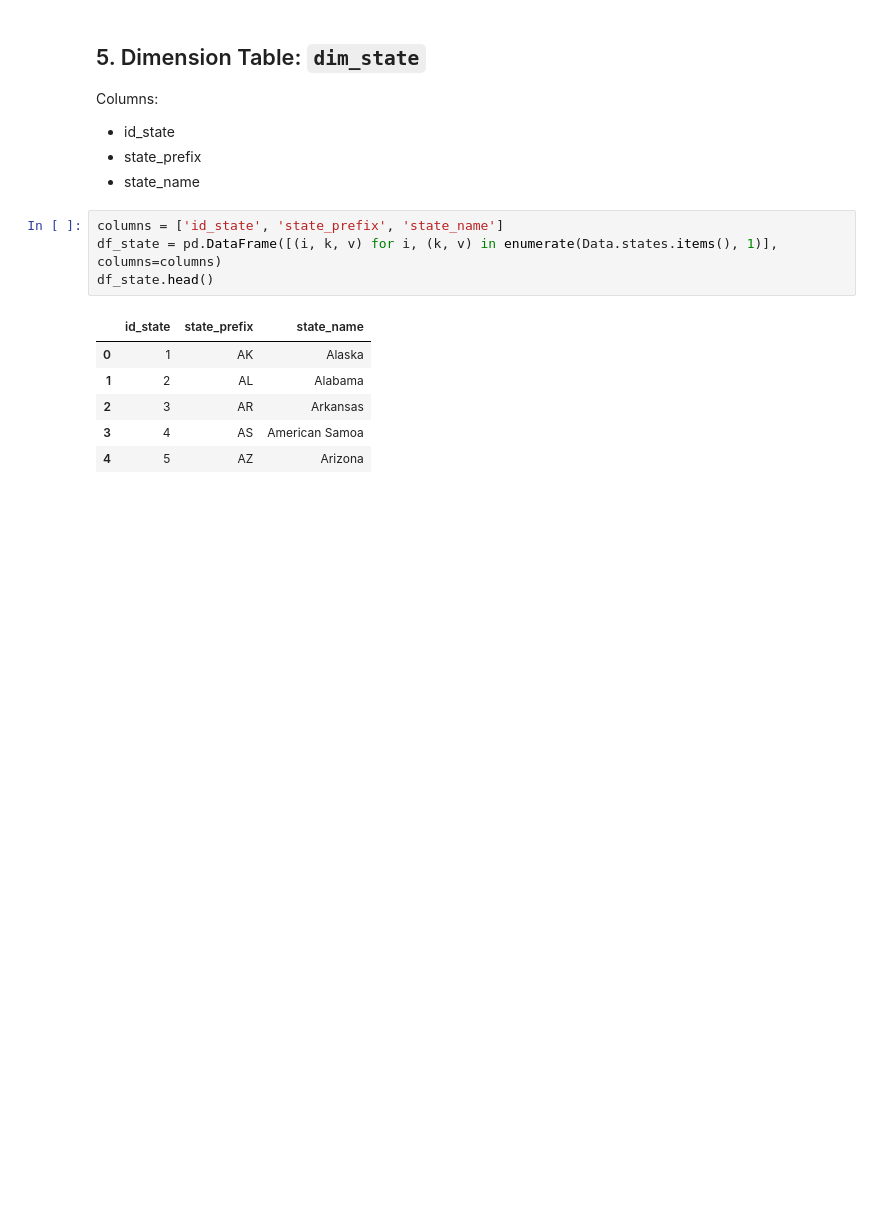
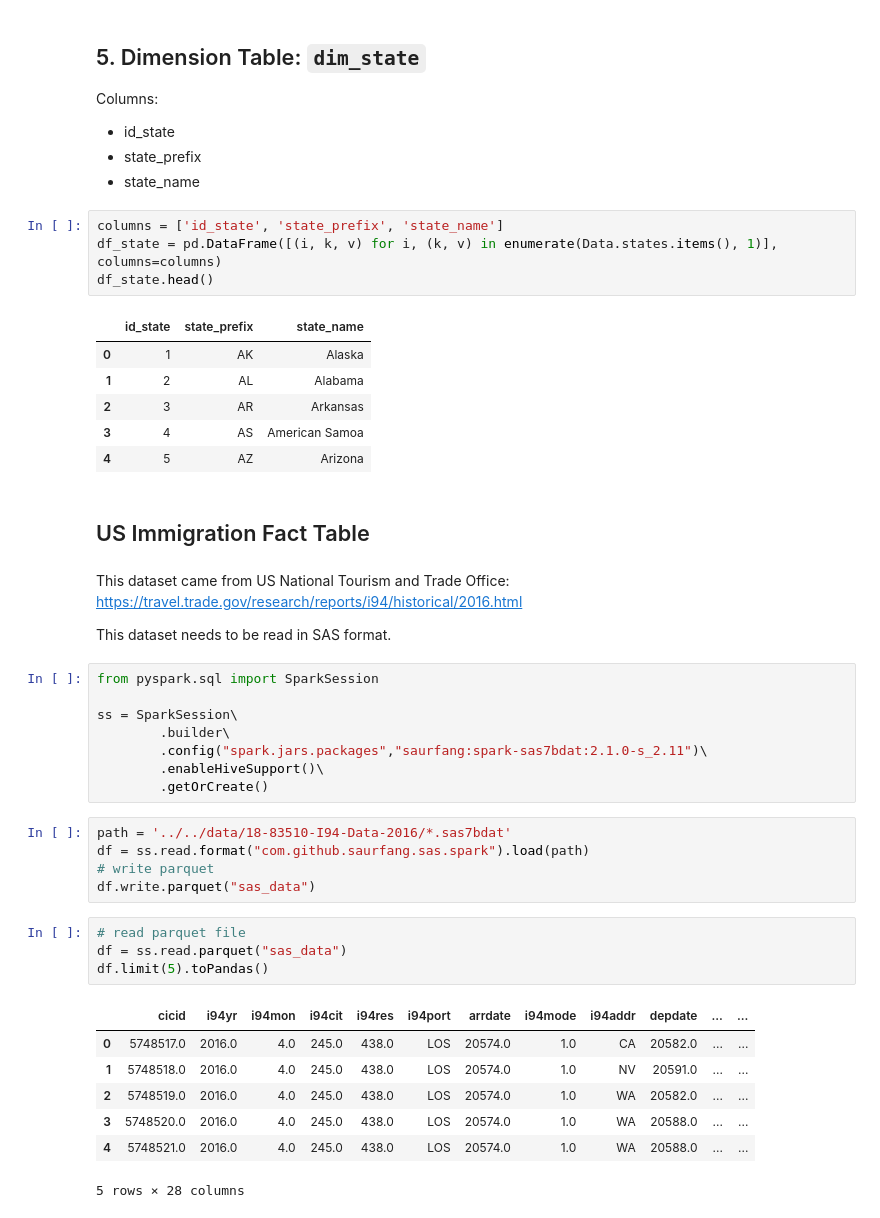
Before and after one commit to kennycontreras/us_national_tourism, a Jupyter notebook: us_national_tourism.ipynb, the cells around one changed output. Drawn from its saved outputs; the diff is of its cells as text; blank space fills up the shorter version.

Commit message:
Add immigration initial table

```diff
--- a/us_national_tourism.ipynb
+++ b/us_national_tourism.ipynb
@@ -368,3 +368,34 @@ df_state.head()
 | 2 | 3 | AR | Arkansas |
 | 3 | 4 | AS | American Samoa |
 | 4 | 5 | AZ | Arizona |
+# %% [markdown]
+## US Immigration Fact Table
+# %% [markdown]
+This dataset came from US National Tourism and Trade Office: https://travel.trade.gov/research/reports/i94/historical/2016.html
+
+This dataset needs to be read in SAS format.
+# %%
+from pyspark.sql import SparkSession
+
+ss = SparkSession\
+        .builder\
+        .config("spark.jars.packages","saurfang:spark-sas7bdat:2.1.0-s_2.11")\
+        .enableHiveSupport()\
+        .getOrCreate()
+# %%
+path = '../../data/18-83510-I94-Data-2016/*.sas7bdat'
+df = ss.read.format("com.github.saurfang.sas.spark").load(path)
+# write parquet
+df.write.parquet("sas_data")
+# %%
+# read parquet file
+df = ss.read.parquet("sas_data")
+df.limit(5).toPandas()
+# %% [output]
+|  | cicid | i94yr | i94mon | i94cit | i94res | i94port | arrdate | i94mode | i94addr | depdate | ... | ... |
+| 0 | 5748517.0 | 2016.0 | 4.0 | 245.0 | 438.0 | LOS | 20574.0 | 1.0 | CA | 20582.0 | ... | ... |
+| 1 | 5748518.0 | 2016.0 | 4.0 | 245.0 | 438.0 | LOS | 20574.0 | 1.0 | NV | 20591.0 | ... | ... |
+| 2 | 5748519.0 | 2016.0 | 4.0 | 245.0 | 438.0 | LOS | 20574.0 | 1.0 | WA | 20582.0 | ... | ... |
+| 3 | 5748520.0 | 2016.0 | 4.0 | 245.0 | 438.0 | LOS | 20574.0 | 1.0 | WA | 20588.0 | ... | ... |
+| 4 | 5748521.0 | 2016.0 | 4.0 | 245.0 | 438.0 | LOS | 20574.0 | 1.0 | WA | 20588.0 | ... | ... |
+5 rows × 28 columns
```
